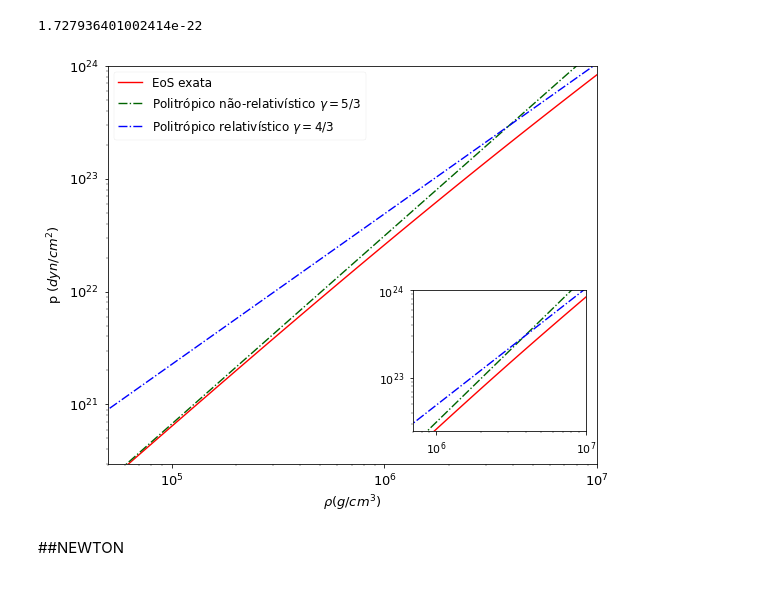
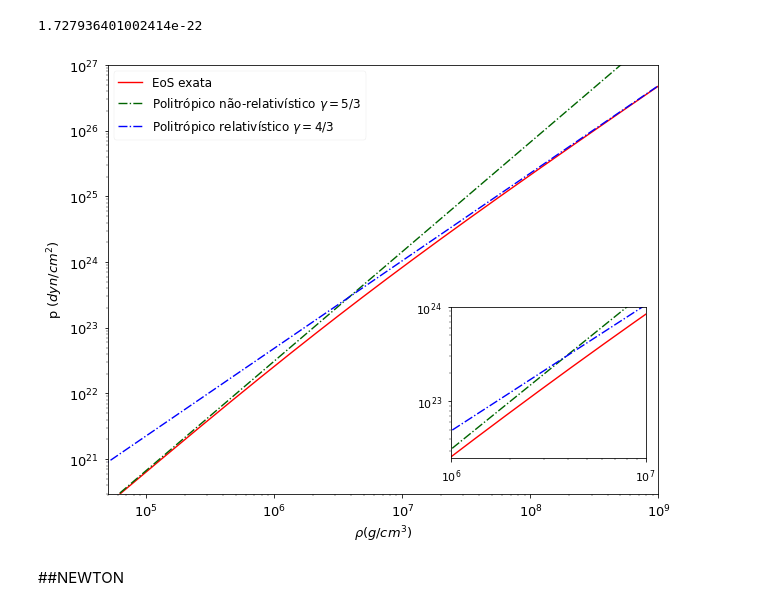
Before and after one commit to taticorrea/monografia, a Jupyter notebook: WD_RQ_NEWTON_TOV.ipynb, the cells around one changed output. Saved outputs shown, nothing was run; the diff lists cells and outputs as text; code cells hidden in the pictures.

```diff
--- a/WD_RQ_NEWTON_TOV.ipynb
+++ b/WD_RQ_NEWTON_TOV.ipynb
@@ -212,7 +190,7 @@ knaorel
 # %% [output]
 1.727936401002414e-22
 # %%
-fig = plt.figure(figsize=(8,6.5))
+fig = plt.figure(figsize=(9,7))
 ax1 = fig.add_axes([0.1, 0.1, 0.85, 0.85])
 ax2 = fig.add_axes([0.63, 0.17, 0.3, 0.3])
 
@@ -220,37 +198,37 @@ ax1.plot(pe_C['dens. energia (J/m3)']*1e-3/c**2, pe_C['pressao (N/m2)']*10, colo
 ax1.plot(pe_C['dens. energia (J/m3)']*1e-3/c**2,knaorel*pe_C['dens. energia (J/m3)']**(5/3)*10, ls='-.',color='darkgreen', label='Politrópico não-relativístico $\gamma = 5/3$')
 ax1.plot(pe_C['dens. energia (J/m3)']*1e-3/c**2,krel*pe_C['dens. energia (J/m3)']**(4/3)*10, ls='-.',color='blue', label='Politrópico relativístico $\gamma = 4/3$')
 
 ax1.set_xlabel(r'$\rho (g/cm^3)$', size = 13)
 ax1.set_xscale('log')
-ax1.set_xlim([5e+4,1e+7])
+ax1.set_xlim([5e+4,1e+9])
 ax1.tick_params(axis = 'x', labelsize = 13)
 
 ax1.set_ylabel('p $(dyn/cm^2)$', size = 13)
 ax1.set_yscale('log')
-ax1.set_ylim([3e+20,1e+24])
+ax1.set_ylim([3e+20,1e+27])
 ax1.tick_params(axis = 'y', labelsize = 13)
 
 ax1.legend(loc=2,prop= {'size':12})
 
 
 ax2.plot(pe_C['dens. energia (J/m3)']*1e-3/c**2, pe_C['pressao (N/m2)']*10, color = 'red', label = r'EoS exata')
 ax2.plot(pe_C['dens. energia (J/m3)']*1e-3/c**2,knaorel*pe_C['dens. energia (J/m3)']**(5/3)*10, ls='-.',color='darkgreen')
 ax2.plot(pe_C['dens. energia (J/m3)']*1e-3/c**2,krel*pe_C['dens. energia (J/m3)']**(4/3)*10, ls='-.',color='blue')
 
 ax2.set_xscale('log')
-ax2.set_xlim([7e+5,1e+7])
+ax2.set_xlim([1e+6,1e+7])
 ax2.tick_params(axis = 'x', labelsize = 11)
 
 
 ax2.set_yscale('log')
 ax2.set_ylim([2.5e+22,1e+24])
 ax2.tick_params(axis = 'y', labelsize = 11)
 
 #ax2.grid(True)
 
 plt.savefig('pxe-politropico_exata_WD.png')
 # %% [output]
-[figure, old version]
+[figure, new version]
 # %% [markdown]
 ##NEWTON
 # %%
```
Also changed, not shown: parts of 6 cells of this notebook.
